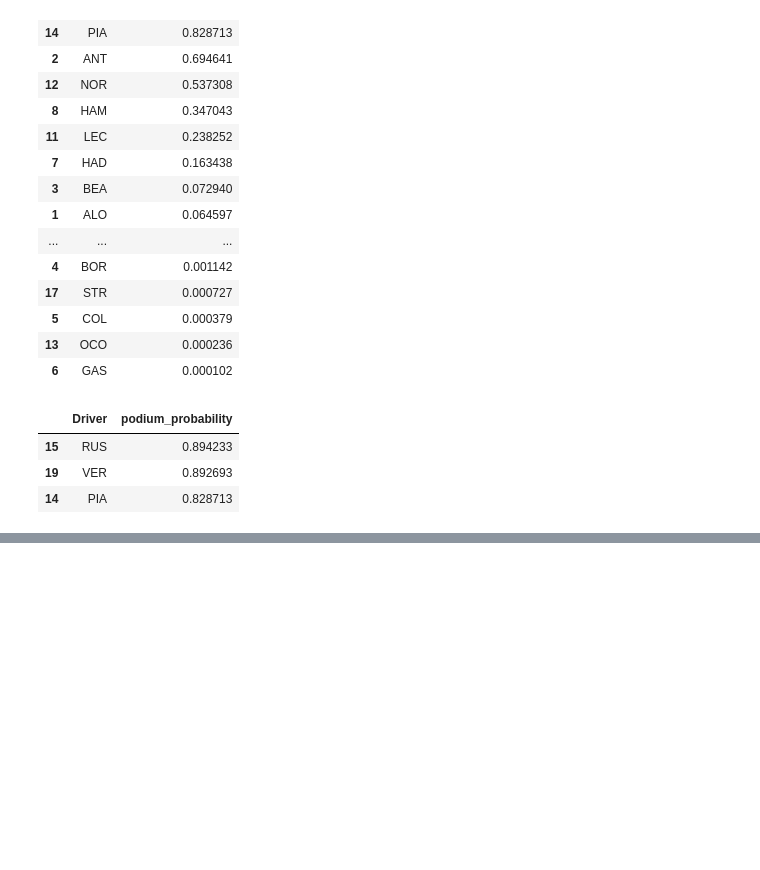
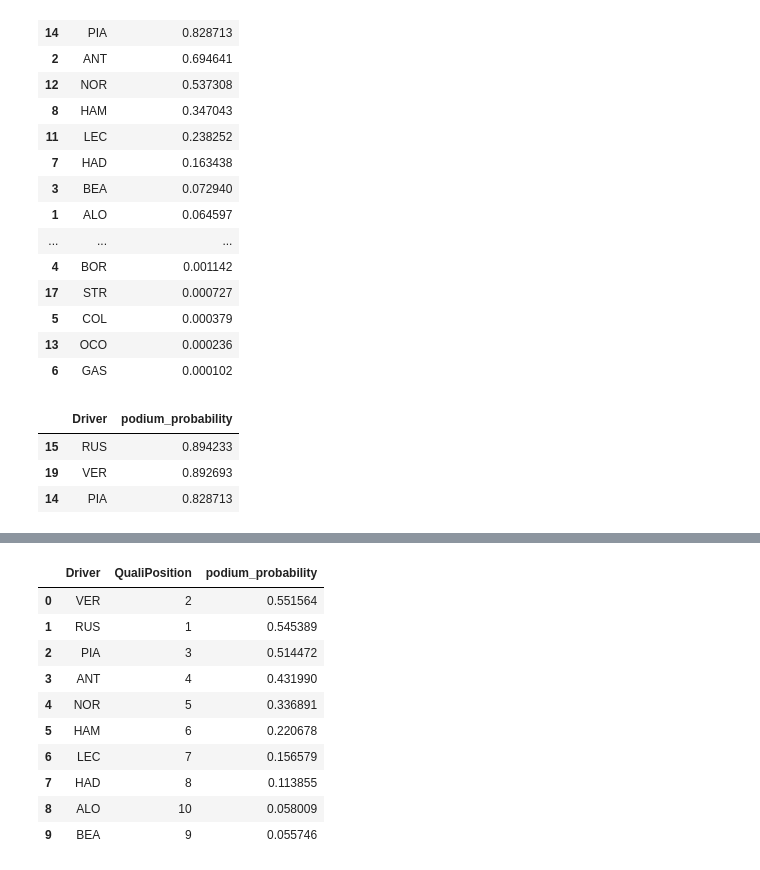
Before and after one commit to ipolishc22/f1-podium-predictor, a Jupyter notebook: notebooks/predict_r18_singapore.ipynb, the cells around one changed output, grey strips where cells are left out. Cells and saved outputs as stored; diff of their text form; code cells hidden in the pictures; blank space fills up the shorter version.

```diff
--- a/notebooks/predict_r18_singapore.ipynb
+++ b/notebooks/predict_r18_singapore.ipynb
@@ -123,0 +223,23 @@ predicted_podium.head(3)
+# %%
+# Use p_final to get your podium prediction
+predicted_podium = (
+    out[["Driver", "QualiPosition", "p_final"]]
+    .rename(columns={"p_final": "podium_probability"})
+    .sort_values("podium_probability", ascending=False)
+    .reset_index(drop=True)
+)
+
+# Show top 10
+predicted_podium.head(10)
+# %% [output]
+|  | Driver | QualiPosition | podium_probability |
+| 0 | VER | 2 | 0.551564 |
+| 1 | RUS | 1 | 0.545389 |
+| 2 | PIA | 3 | 0.514472 |
+| 3 | ANT | 4 | 0.431990 |
+| 4 | NOR | 5 | 0.336891 |
+| 5 | HAM | 6 | 0.220678 |
+| 6 | LEC | 7 | 0.156579 |
+| 7 | HAD | 8 | 0.113855 |
+| 8 | ALO | 10 | 0.058009 |
+| 9 | BEA | 9 | 0.055746 |
```
Also changed, not shown: parts of 7 cells of this notebook.
